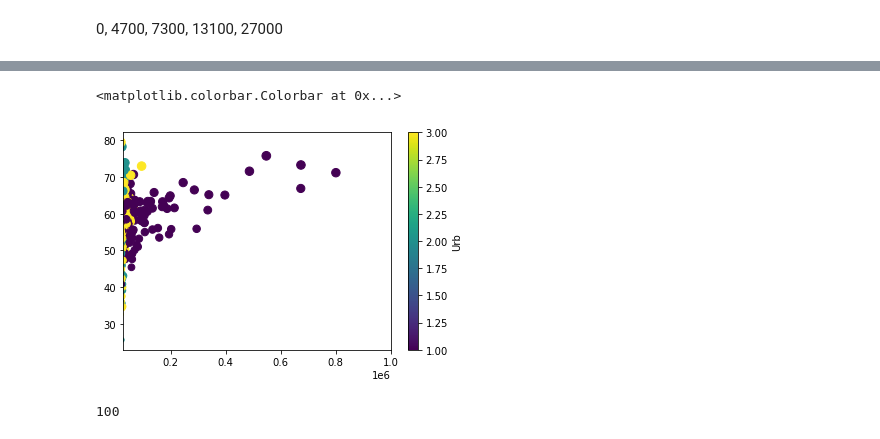
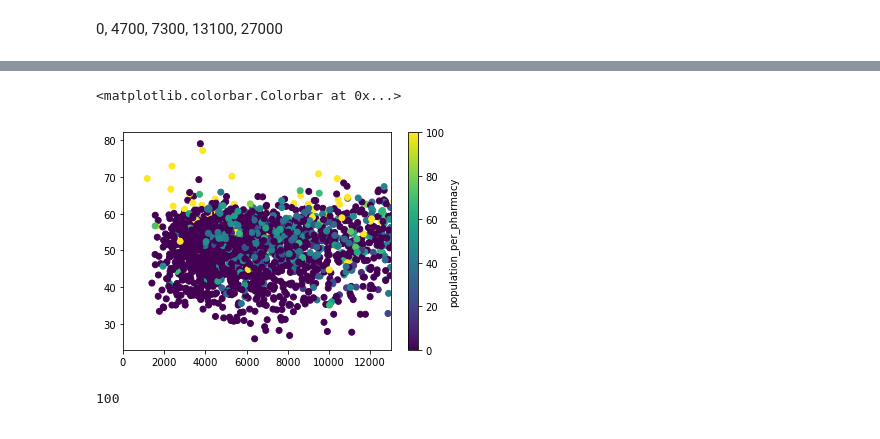
Before and after one commit to bahadurvikram/EC2024, a Jupyter notebook: Untitled-1.ipynb, the cells around one changed output, grey strips where cells are left out. Saved outputs shown, nothing was run; the diff lists cells and outputs as text; code cells hidden in the pictures.

```diff
--- a/Untitled-1.ipynb
+++ b/Untitled-1.ipynb
@@ -114,14 +135,14 @@ plt.colorbar(label='Urb')
 # %%
-plt.scatter(covid_df[['population_total']], covid_df[['percent_vaccinated']], covid_df[['percent_vaccinated']], c=covid_df['Urb'], cmap='viridis')
+plt.scatter(covid_df[['population_total']], covid_df[['percent_vaccinated']], c=covid_df['urbanization_rate'], cmap='viridis')
 
 
-plt.xlim(27000, 1000000)
+plt.xlim(0, 13000)
 
 
-plt.colorbar(label='Urb')
+plt.colorbar(label='population_per_pharmacy')
 # %% [output]
 <matplotlib.colorbar.Colorbar at 0x...>
-[figure, old version]
+[figure, new version]
 # %%
 cl = covid_df.columns.tolist()
 # %%
```
Also changed, not shown: parts of 44 cells of this notebook.
